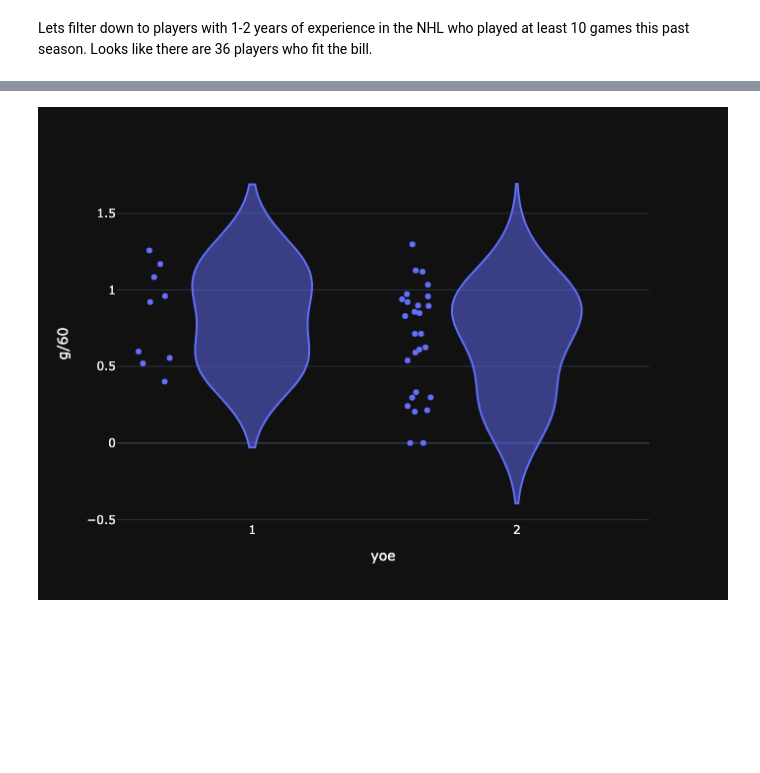
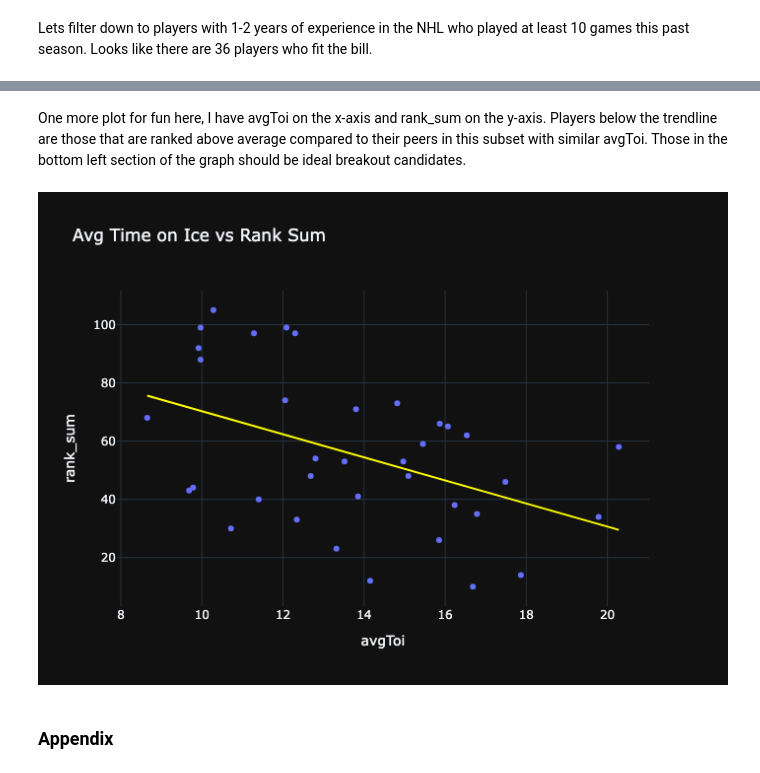
Before and after one commit to rmahtab/nhl-player-projections, a Jupyter notebook: breakout-candidates.ipynb, the cells around one changed output, grey strips where cells are left out. Drawn from its saved outputs; the diff is of its cells as text; code cells hidden in the pictures; blank space fills up the shorter version.

```diff
--- a/breakout-candidates.ipynb
+++ b/breakout-candidates.ipynb
@@ -90,0 +122,3 @@ Just looking at goals/60 now, and split by years of experience.
+# %%
+subset.loc[:, "rank_sum"] = subset["g/60_adj_rank"] + subset["a/60_adj_rank"] + subset["p/60_adj_rank"]
+subset.sort_values("rank_sum")[["rank_sum", "playerName", "team", "gamesPlayed", "goals", "assists", "points", "avgToi", "g/60_adj_rank", "a/60_adj_rank", "p/60_adj_rank"]]
@@ -91,15 +143,34 @@ Just looking at goals/60 now, and split by years of experience.
+# %% [markdown]
+One more plot for fun here, I have avgToi on the x-axis and rank_sum on the y-axis. Players below the trendline are those that are ranked above average compared to their peers in this subset with similar avgToi. Those in the bottom left section of the graph should be ideal breakout candidates.
+# %%
+fig = px.scatter(
+    subset,
+    x="avgToi",
+    y="rank_sum",
+    hover_name="playerName",
+    hover_data=["goals", "assists", "points", "gamesPlayed", "team", "age", "capHit"],
+    width=800,
+    height=500,
+    title=f"Avg Time on Ice vs Rank Sum",
+    trendline="ols",
+    trendline_color_override="yellow",
+)
+fig.show()
+# %% [output]
+[figure, added]
+# %% [markdown]
+### Appendix
 # %%
-fig = px.violin(
-    subset,
-    x="yoe",
-    y="g/60",
-    points="all",
-    hover_name="playerName",
-    hover_data=["goals", "assists", "points", "gamesPlayed", "team", "age", "capHit"]
-)
-fig.show()
+# # Just looking at goals/60 now, and split by years of experience.
+# fig = px.violin(
+#     subset,
+#     x="yoe",
+#     y="g/60",
+#     points="all",
+#     hover_name="playerName",
+#     hover_data=["goals", "assists", "points", "gamesPlayed", "team", "age", "capHit"]
+# )
+# fig.show()
-# %% [output]
-[figure, removed]
 # %%
 os.system("jupyter nbconvert --to html breakout-candidates.ipynb")
 # %% [output]
```
Also changed, not shown: parts of 13 cells of this notebook, 2 other files.
